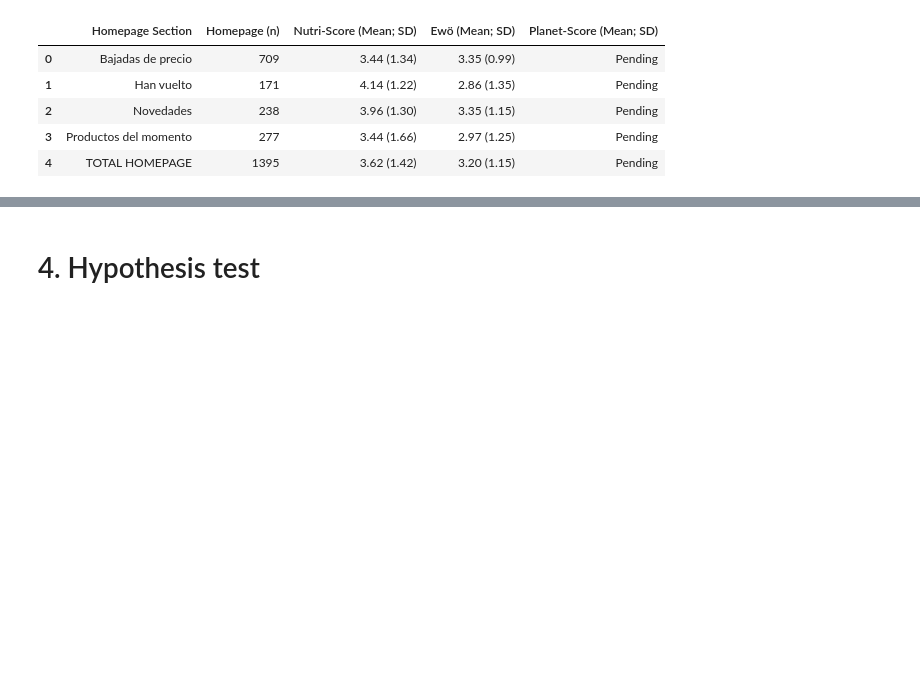
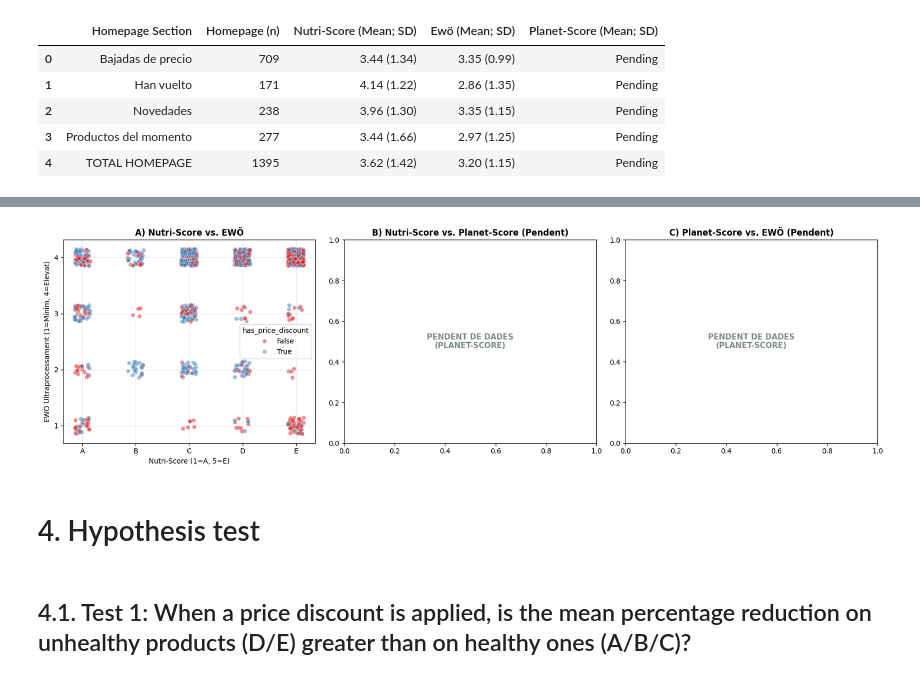
Before and after one commit to cescFT/TFM-fferretar-code, a Jupyter notebook: data-analysis/TFM-fferretar-data-analysis.ipynb, the cells around one changed output, grey strips where cells are left out. Drawn from its saved outputs; the diff is of its cells as text; code cells hidden in the pictures; blank space fills up the shorter version.

```diff
--- a/data-analysis/TFM-fferretar-data-analysis.ipynb
+++ b/data-analysis/TFM-fferretar-data-analysis.ipynb
@@ -2050,2 +2140,8 @@ health_sustainability_homepage_df
+# %%
+plot_cross_indicator_scatters(df_products, hue_col='has_price_discount')
+# %% [output]
+[figure, added]
 # %% [markdown]
 # 4. Hypothesis test
+# %% [markdown]
+## 4.1. Test 1: When a price discount is applied, is the mean percentage reduction on unhealthy products (D/E) greater than on healthy ones (A/B/C)?
```
Also changed, not shown: parts of 28 cells of this notebook.
